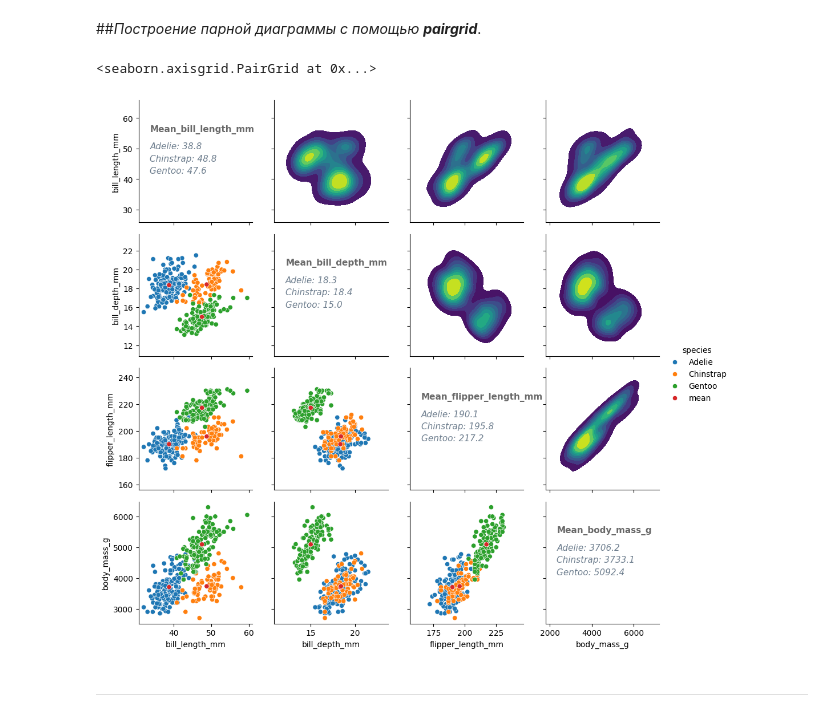
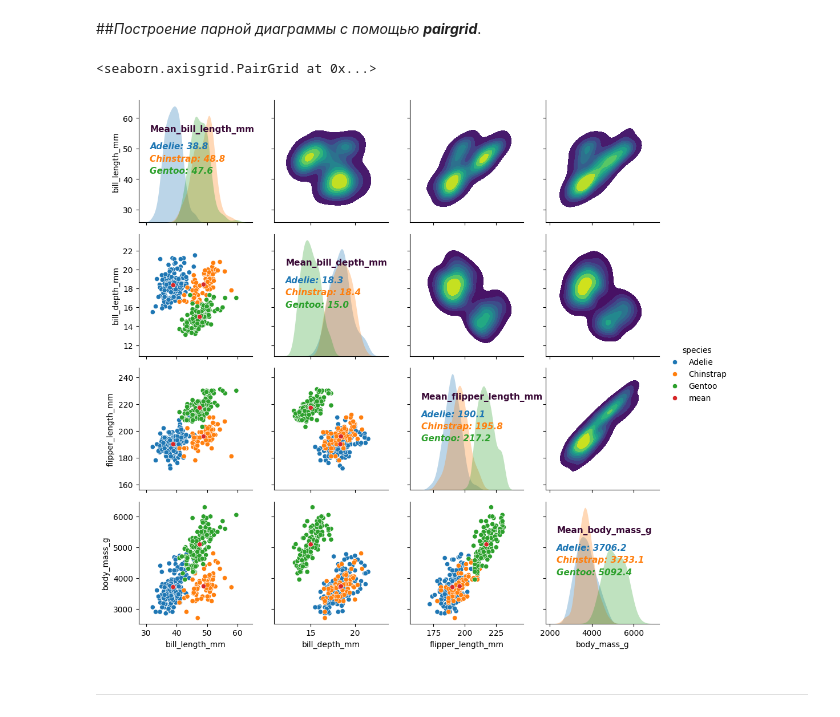
Before and after one commit to vitalns/pairplot, a Jupyter notebook: pairplot.ipynb, the cells around one changed output. Drawn from its saved outputs; the diff is of its cells as text; code cells hidden in the pictures.

```diff
--- a/pairplot.ipynb
+++ b/pairplot.ipynb
@@ -30,7 +30,9 @@ penguins.reset_index(drop=True, inplace=True)
 # Создадим таблицу со средними значениями.
 
 species = penguins.species.unique()
-averages = [penguins[penguins['species']==i].mean().to_list() for i in species]
+# # Раньше и так отлично работало
+# averages = [penguins[penguins['species']==i].mean().to_list() for i in species]
+averages = [penguins[penguins['species']==i][penguins.select_dtypes(np.number).columns].mean().to_list() for i in species]
 avg_data = pd.DataFrame(averages, columns=penguins.select_dtypes(np.number).columns)
 avg_data['species'] = species
 avg_data
@@ -44,8 +46,8 @@ avg_data
 
 avg = avg_data.copy(deep=True)
 avg.species = 'mean' # Добавляем заглушку для hue в pairgrid.
-data_all = pd.concat([penguins, avg], ignore_index=True)
-data_all.tail()
+penguins_avg = pd.concat([penguins, avg], ignore_index=True)
+penguins_avg.tail()
 # %% [output]
 |  | species | island | bill_length_mm | bill_depth_mm | flipper_length_mm | body_mass_g | sex |
 | 331 | Gentoo | Biscoe | 45.200000 | 14.800000 | 212.000000 | 5200.000000 | Female |
@@ -83,46 +95,55 @@ pairgrid.map_offdiag(func=sns.scatterplot, s=100, marker='X', hue=None, color='r
 # %%
 # Построим парную диаграмму с помощью pairgrid и добавим анотацию на диагональные графики.
 
 # Создадим объект класса PairGrid.
-g = sns.PairGrid(data_all,  # Полный датасет с добавленным средними значениями (species="mean")
+g = sns.PairGrid(penguins_avg,  # Полный датасет с добавленным средними значениями (species="mean")
                  hue='species',
+                 diag_sharey=False,  # Необходимое условие, чтобы диаграммы kde по диагонали масштабировались под ось Y.
                  palette='tab10'
                  )
-# На нижних графиках построим диаграммы рассеяния, а на верхних диаграмму "плотности"
+# На нижних графиках оставим диаграммы рассеяния.
 g.map_lower(sns.scatterplot)  # Функию можно задать plt.scatter, но у seaborn больше настроек.
-g.map_upper(sns.kdeplot,
-            hue=None,
-            cmap='viridis',
-            fill=True
-            )
+
 g.add_legend()
 
-# Добавим на диагональные элементы средние значения текстом.
+# Добавим на диагональные элементы анотацию к среднимb значениямb.
+
+# Не нашёл в seaborn аналог get_color() из plt, поэтому создал словарь с цветами в соответствии с hue_order.
+cmap_hue = dict(zip(g._hue_order[:3], sns.color_palette('tab10')[:3]))
 
 def annotate_func(*args, **kwargs):
-  mean = args[0].mean()
+  data = args[0]
+  mean = data.mean()
   ax = plt.gca()
   # Каждое значения species из списка hue нужно записать с новой строки,
   # поэтому будем считать сколько экземпляров дочернего класса matplotlib.text.Annotation уже есть.
   # Можно считать экземпляры matplotlib.text.Text, но так как на графике уже есть подписи, то начальное значение не нулевое.
   n = len([c for c in ax.get_children() if isinstance(c, matplotlib.text.Annotation)])
   pos = (.1, .6 - .1*n)
   if n == 0:  # Добавим заглавие фичи для которой вычесляем среднее
     ax.text(.1,.8,
             f"Mean_{args[0].name}",
-            size=11, weight='black', stretch='condensed', color='dimgray',
+            size=11, weight='black', stretch='condensed', color='xkcd:eggplant',
             va='top',  # По умолчанию ha='left' и va='bottom'
             transform=ax.transAxes
             )
-  if kwargs['label'] in g._hue_order[:3]:  # Добавим среднее для всех species из фрейма, кроме mean.
+  if kwargs['label'] in g._hue_order[:3]:  # Добавим анотацию для средних значений для всех species из фрейма кроме mean.
+    sns.kdeplot(data, fill=True, linewidth=0, alpha=0.3)  # Добавить график без заливки в качестве фона.
     ax.annotate(f"{kwargs['label']}: {mean:.1f}",
-                size=11, style='oblique', c='slategray',
+                size=11, style='oblique', weight='bold',
+                c=cmap_hue[kwargs['label']],
                 xy=pos, xycoords=ax.transAxes
                 )
 g.map_diag(annotate_func)
+
+# # На верхние графики добавим диаграммы "плотности", строим в последнюю очередь, так как сбрасываем hue.
+g.map_upper(sns.kdeplot,
+            fill=True, cmap='viridis',
+            data=penguins, hue=None  # Используем данные без средних значений
+            )
 # %% [output]
 <seaborn.axisgrid.PairGrid at 0x...>
-[figure, old version]
+[figure, new version]
 # %% [markdown]
 ---
 # %%
```
Also changed, not shown: parts of 4 cells of this notebook.
